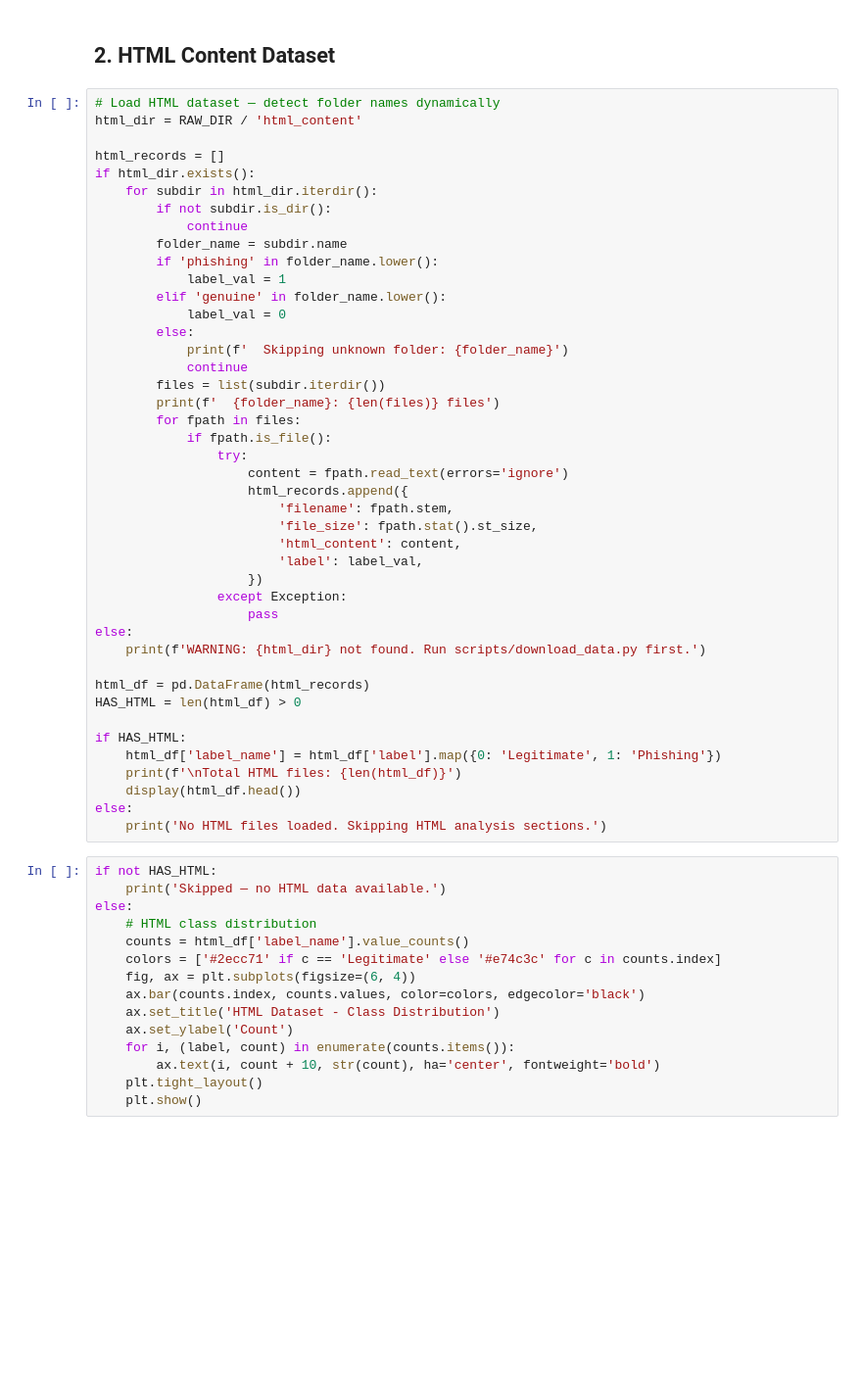
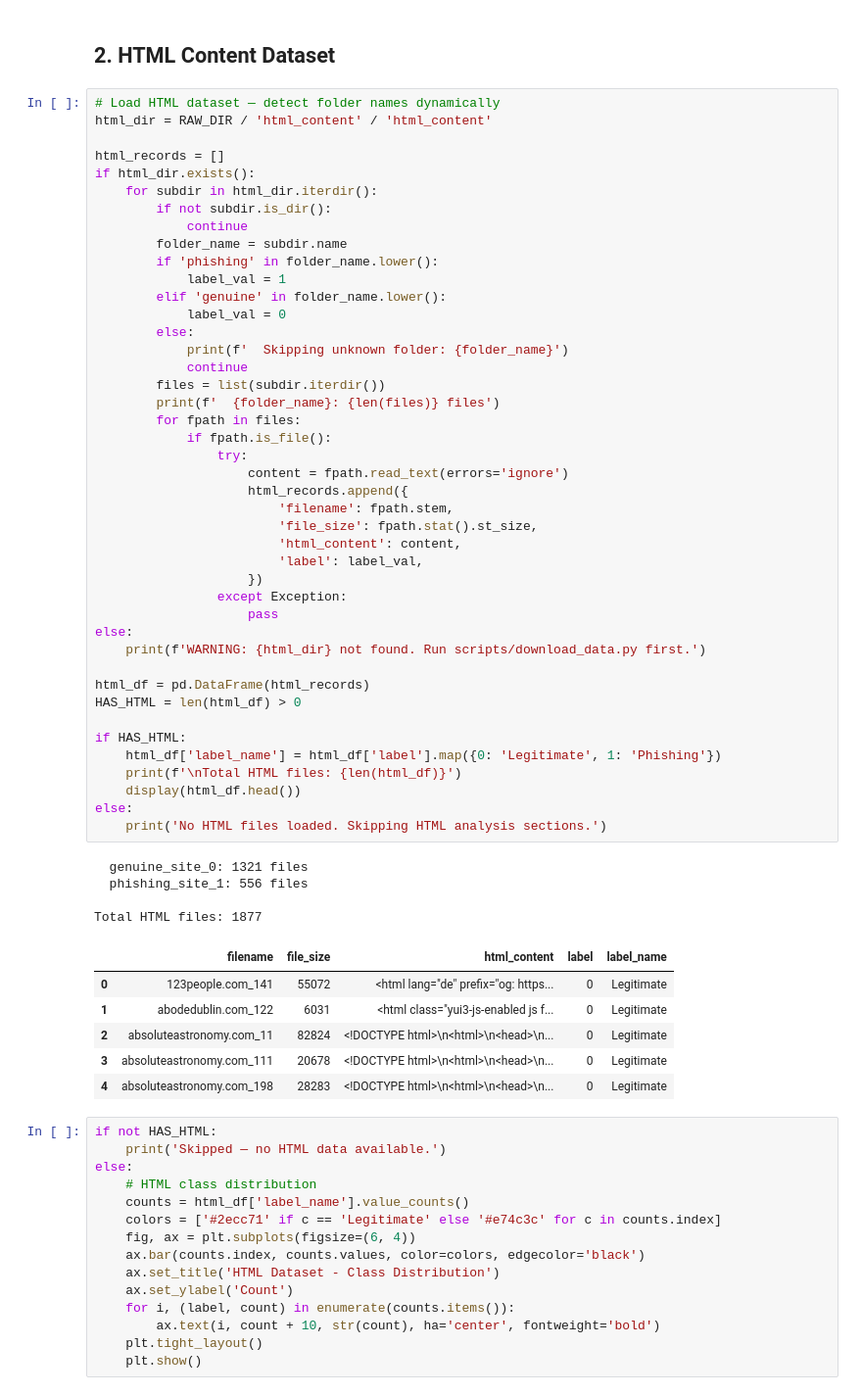
Before and after one commit to ninodelmundo/dsa4266, a Jupyter notebook: notebooks/EDA.ipynb, the cells around one changed output. Shown at 98% size. Cells and saved outputs as stored; diff of their text form; blank space fills up the shorter version.

```diff
--- a/notebooks/EDA.ipynb
+++ b/notebooks/EDA.ipynb
@@ -224,7 +296,7 @@ plt.show()
 ## 2. HTML Content Dataset
 # %%
 # Load HTML dataset — detect folder names dynamically
-html_dir = RAW_DIR / 'html_content'
+html_dir = RAW_DIR / 'html_content' / 'html_content'
 
 html_records = []
 if html_dir.exists():
@@ -238,33 +310,44 @@ if html_dir.exists():
             label_val = 0
         else:
             print(f'  Skipping unknown folder: {folder_name}')
             continue
         files = list(subdir.iterdir())
         print(f'  {folder_name}: {len(files)} files')
         for fpath in files:
             if fpath.is_file():
                 try:
                     content = fpath.read_text(errors='ignore')
                     html_records.append({
                         'filename': fpath.stem,
                         'file_size': fpath.stat().st_size,
                         'html_content': content,
                         'label': label_val,
                     })
                 except Exception:
                     pass
 else:
     print(f'WARNING: {html_dir} not found. Run scripts/download_data.py first.')
 
 html_df = pd.DataFrame(html_records)
 HAS_HTML = len(html_df) > 0
 
 if HAS_HTML:
     html_df['label_name'] = html_df['label'].map({0: 'Legitimate', 1: 'Phishing'})
     print(f'\nTotal HTML files: {len(html_df)}')
     display(html_df.head())
 else:
     print('No HTML files loaded. Skipping HTML analysis sections.')
+# %% [output]
+  genuine_site_0: 1321 files
+  phishing_site_1: 556 files
+
+Total HTML files: 1877
+|  | filename | file_size | html_content | label | label_name |
+| 0 | 123people.com_141 | 55072 | <html lang="de" prefix="og: https... | 0 | Legitimate |
+| 1 | abodedublin.com_122 | 6031 | <html class="yui3-js-enabled js f... | 0 | Legitimate |
+| 2 | absoluteastronomy.com_11 | 82824 | <!DOCTYPE html>\n<html>\n<head>\n... | 0 | Legitimate |
+| 3 | absoluteastronomy.com_111 | 20678 | <!DOCTYPE html>\n<html>\n<head>\n... | 0 | Legitimate |
+| 4 | absoluteastronomy.com_198 | 28283 | <!DOCTYPE html>\n<html>\n<head>\n... | 0 | Legitimate |
 # %%
 if not HAS_HTML:
     print('Skipped — no HTML data available.')
```
Also changed, not shown: parts of 9 cells of this notebook, 3 other files.
